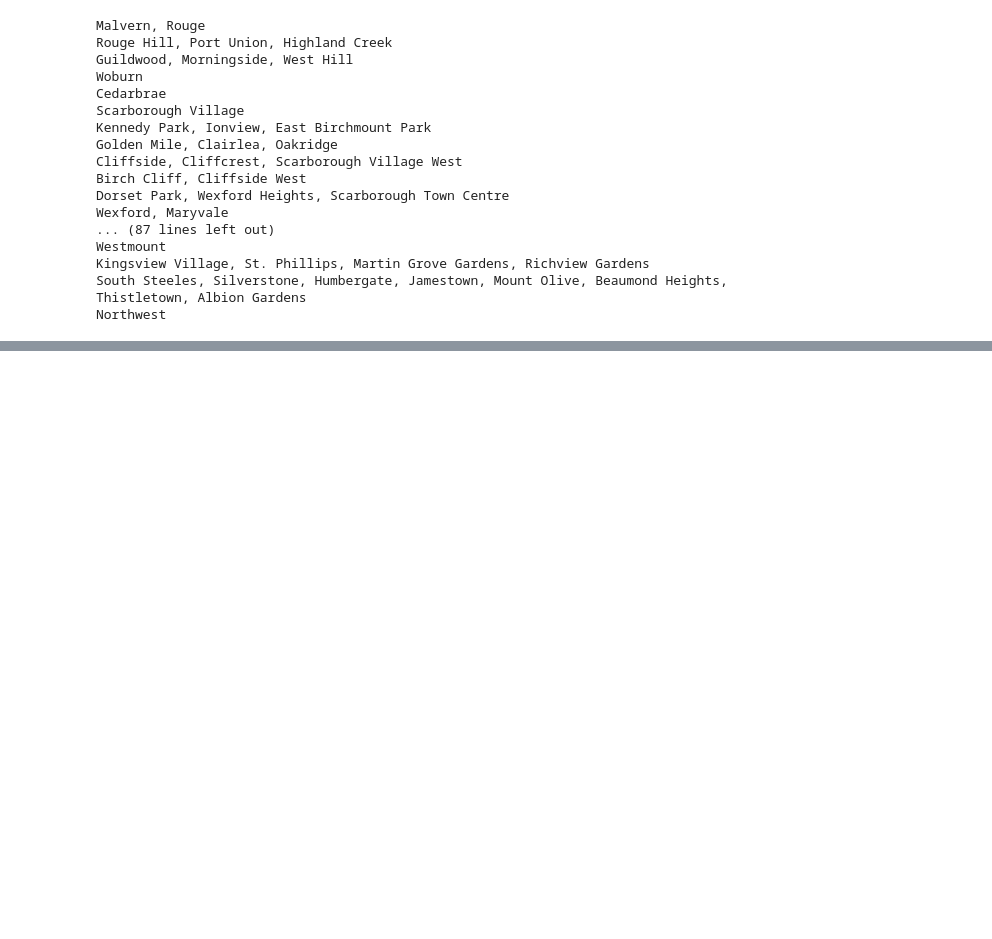
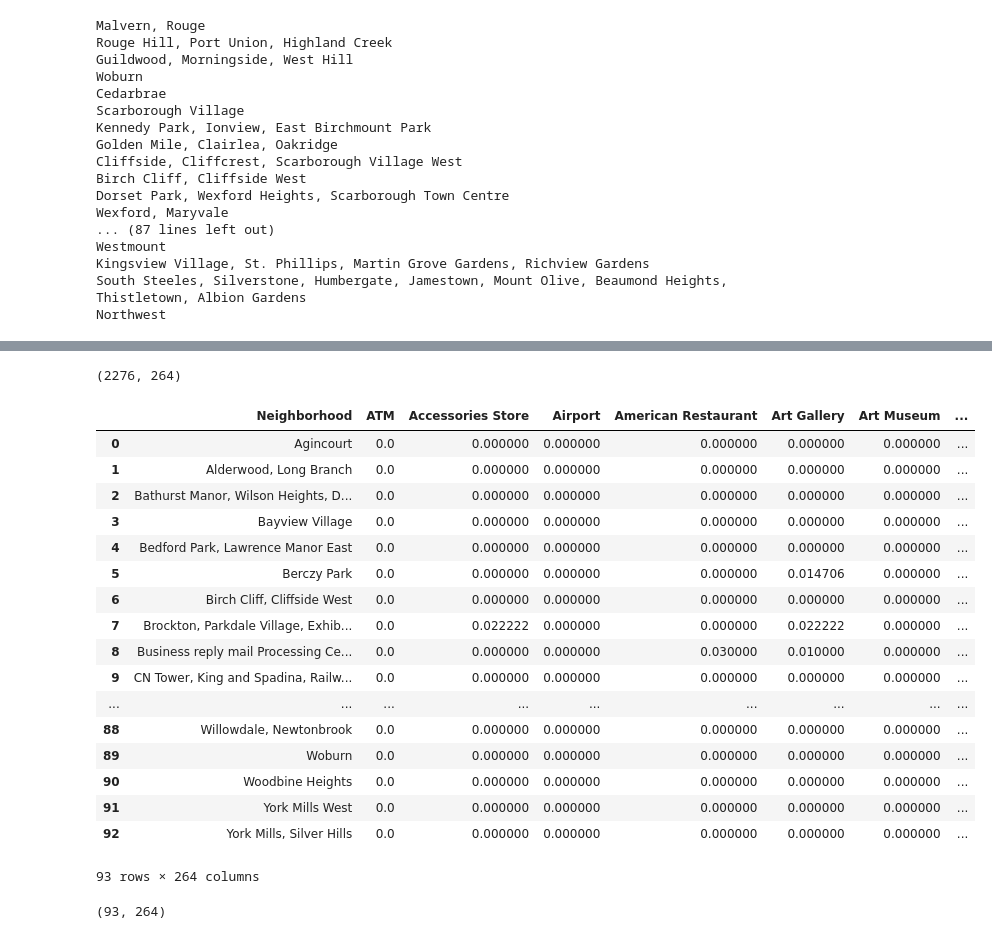
Before and after one commit to Eventyrman/Coursera_Capstone, a Jupyter notebook: Capstone final project.ipynb, the cells around one changed output, grey strips where cells are left out. Saved outputs shown, nothing was run; the diff lists cells and outputs as text; code cells hidden in the pictures; blank space fills up the shorter version.

```diff
--- a/Capstone final project.ipynb
+++ b/Capstone final project.ipynb
@@ -269,0 +289,15 @@ toronto_venues.head()
+# %%
+# one hot encoding
+toronto_onehot = pd.get_dummies(toronto_venues[['Venue Category']], prefix="", prefix_sep="")
+
+# add neighborhood column back to dataframe
+toronto_onehot['Neighborhood'] = toronto_venues['Neighborhood']
+
+# move neighborhood column to the first column
+#fixed_columns = [toronto_onehot.columns[-1]] + list(toronto_onehot.columns[:-1])
+#toronto_onehot = toronto_onehot[fixed_columns]
+
+first_col = toronto_onehot.pop('Neighborhood')
+toronto_onehot.insert(0,'Neighborhood',first_col)
+
+toronto_onehot.head()
@@ -269,0 +312,30 @@ toronto_venues.head()
+# %%
+toronto_onehot.shape
+# %% [output]
+(2276, 264)
+# %%
+toronto_grouped = toronto_onehot.groupby('Neighborhood').mean().reset_index()
+toronto_grouped
+# %% [output]
+|  | Neighborhood | ATM | Accessories Store | Airport | American Restaurant | Art Gallery | Art Museum | ... |
+| 0 | Agincourt | 0.0 | 0.000000 | 0.000000 | 0.000000 | 0.000000 | 0.000000 | ... |
+| 1 | Alderwood, Long Branch | 0.0 | 0.000000 | 0.000000 | 0.000000 | 0.000000 | 0.000000 | ... |
+| 2 | Bathurst Manor, Wilson Heights, D... | 0.0 | 0.000000 | 0.000000 | 0.000000 | 0.000000 | 0.000000 | ... |
+| 3 | Bayview Village | 0.0 | 0.000000 | 0.000000 | 0.000000 | 0.000000 | 0.000000 | ... |
+| 4 | Bedford Park, Lawrence Manor East | 0.0 | 0.000000 | 0.000000 | 0.000000 | 0.000000 | 0.000000 | ... |
+| 5 | Berczy Park | 0.0 | 0.000000 | 0.000000 | 0.000000 | 0.014706 | 0.000000 | ... |
+| 6 | Birch Cliff, Cliffside West | 0.0 | 0.000000 | 0.000000 | 0.000000 | 0.000000 | 0.000000 | ... |
+| 7 | Brockton, Parkdale Village, Exhib... | 0.0 | 0.022222 | 0.000000 | 0.000000 | 0.022222 | 0.000000 | ... |
+| 8 | Business reply mail Processing Ce... | 0.0 | 0.000000 | 0.000000 | 0.030000 | 0.010000 | 0.000000 | ... |
+| 9 | CN Tower, King and Spadina, Railw... | 0.0 | 0.000000 | 0.000000 | 0.000000 | 0.000000 | 0.000000 | ... |
+| ... | ... | ... | ... | ... | ... | ... | ... | ... |
+| 88 | Willowdale, Newtonbrook | 0.0 | 0.000000 | 0.000000 | 0.000000 | 0.000000 | 0.000000 | ... |
+| 89 | Woburn | 0.0 | 0.000000 | 0.000000 | 0.000000 | 0.000000 | 0.000000 | ... |
+| 90 | Woodbine Heights | 0.0 | 0.000000 | 0.000000 | 0.000000 | 0.000000 | 0.000000 | ... |
+| 91 | York Mills West | 0.0 | 0.000000 | 0.000000 | 0.000000 | 0.000000 | 0.000000 | ... |
+| 92 | York Mills, Silver Hills | 0.0 | 0.000000 | 0.000000 | 0.000000 | 0.000000 | 0.000000 | ... |
+93 rows × 264 columns
+# %%
+toronto_grouped.shape
+# %% [output]
+(93, 264)
```
Also changed, not shown: parts of 19 cells of this notebook.
